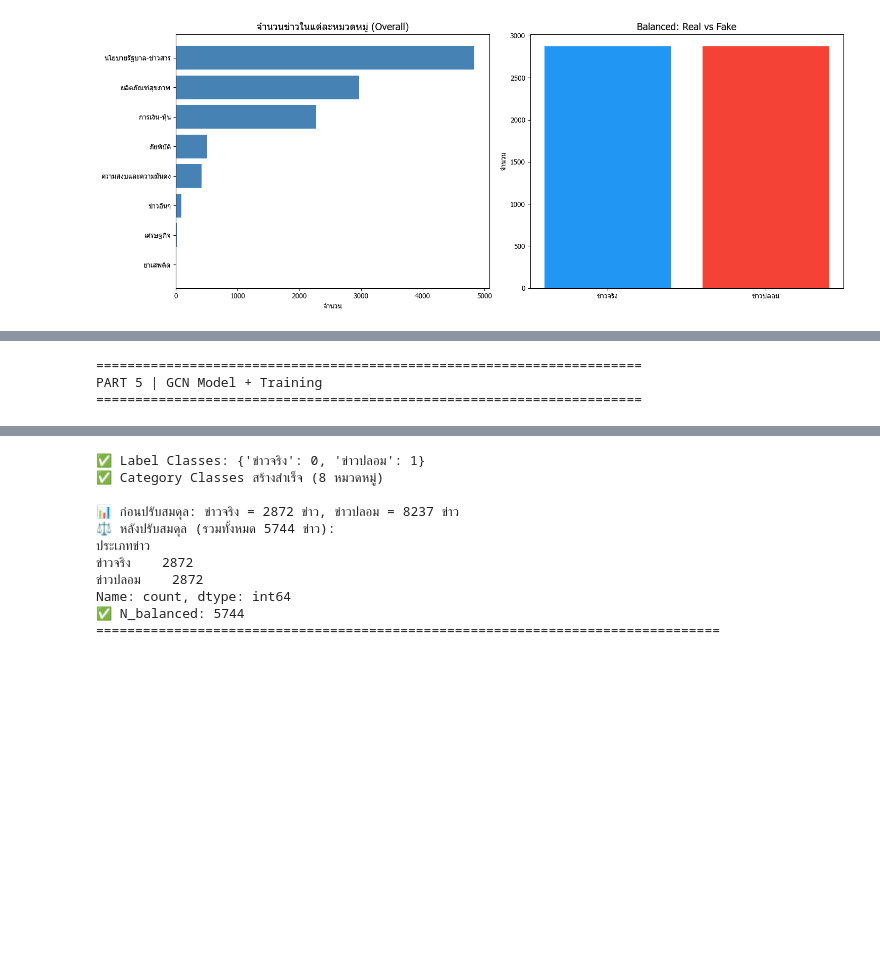
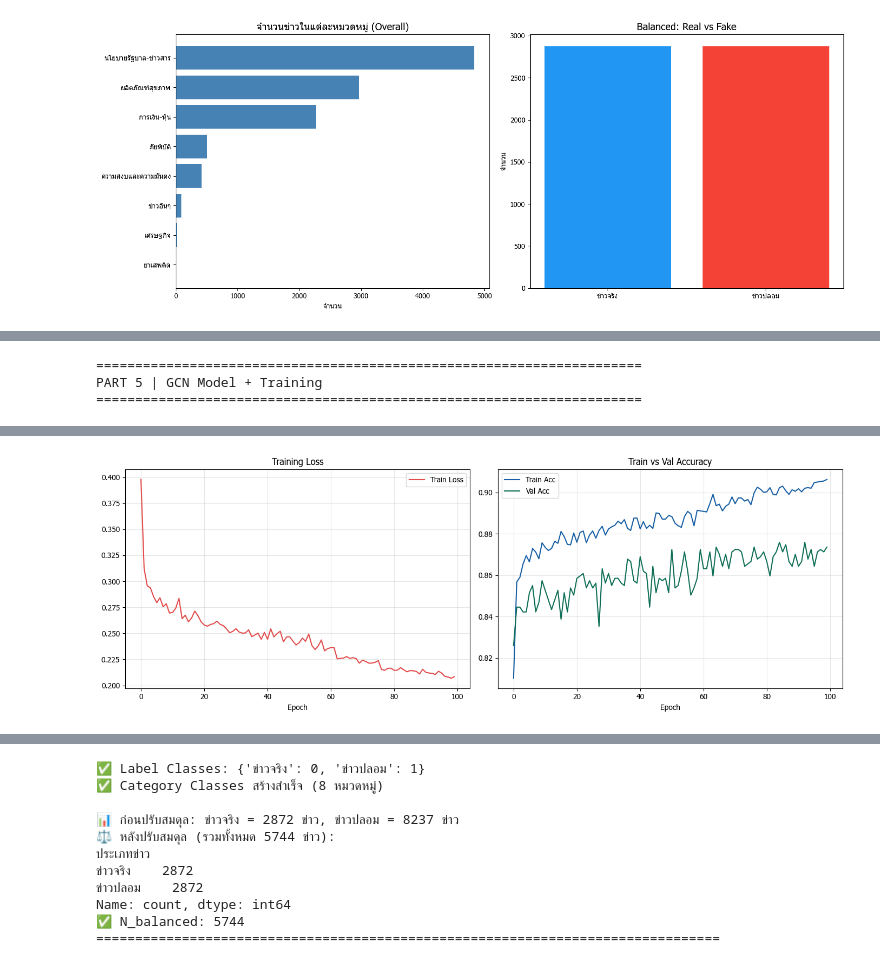
Before and after one commit to TtPeeraphat/Project_Thaifakenews, a Jupyter notebook: compare.ipynb, the cells around one changed output, grey strips where cells are left out. Drawn from its saved outputs; the diff is of its cells as text; code cells hidden in the pictures; blank space fills up the shorter version.

```diff
--- a/compare.ipynb
+++ b/compare.ipynb
@@ -296,55 +296,14 @@ print("\n" + "="*70)
 print("PART 5 | GCN Model + Training")
 print("="*70)
 
-# ── Model Definition ─────────────────────────────────────────
 from model_def   import GCNNet
 from train_utils import train_epoch_inductive, eval_epoch_inductive
 
+# ── Initialise ───────────────────────────────────────────────
+# ✅ แก้ 1: ลบ model_gnn รอบแรกออก เหลือรอบเดียวที่มี args ครบ
 model_gnn = GCNNet(in_channels=768, hidden_channels=256,
                    out_channels=2, dropout_rate=0.4).to(device)
 
-support_nbrs = NearestNeighbors(
-    n_neighbors=K + 1, metric='cosine', algorithm='brute'   # K+1
-).fit(x_train)
-
-# ── Inductive helpers ────────────────────────────────────────
-def train_epoch(model, optimizer, criterion,
-                x_q, y_q, x_sup, sup_nbrs, k, device, batch_size=32):
-    model.train()
-    total_loss, n_correct = 0.0, 0
-    idx = np.random.permutation(len(x_q))
-    for s in range(0, len(x_q), batch_size):
-        bi = idx[s: s + batch_size]
-        optimizer.zero_grad()
-        loss_b = torch.zeros(1, device=device, requires_grad=False)
-        preds  = []
-        for i in bi:
-            g     = _build_star_graph(x_q[i], x_sup, sup_nbrs, k, device)
-            logit = model(g)[0].unsqueeze(0)
-            lbl   = torch.tensor([y_q[i]], dtype=torch.long, device=device)
-            loss_b = loss_b + criterion(logit, lbl)
-            preds.append(logit.argmax().item())
-        (loss_b / len(bi)).backward()
-        optimizer.step()
-        total_loss += (loss_b / len(bi)).item() * len(bi)
-        n_correct  += sum(p == y_q[bi[j]] for j, p in enumerate(preds))
-    return total_loss / len(x_q), n_correct / len(x_q)
-
-
-@torch.no_grad()
-def eval_epoch(model, x_q, y_q, x_sup, sup_nbrs, k, device):
-    model.eval()
-    y_true, y_pred = [], []
-    for i in range(len(x_q)):
-        g    = _build_star_graph(x_q[i], x_sup, sup_nbrs, k, device)
-        pred = int(model(g)[0].argmax().item())
-        y_true.append(int(y_q[i])); y_pred.append(pred)
-    acc = sum(t == p for t, p in zip(y_true, y_pred)) / len(y_true)
-    return acc, y_true, y_pred
-
-
-# ── Initialise ───────────────────────────────────────────────
-model_gnn = GCNNet().to(device)
 optimizer = torch.optim.Adam(model_gnn.parameters(), lr=1e-3, weight_decay=5e-4)
 scheduler = torch.optim.lr_scheduler.ReduceLROnPlateau(
     optimizer, mode='max', patience=10, factor=0.5, verbose=True
@@ -355,28 +314,46 @@ class_weights = torch.tensor(1.0 / class_counts, dtype=torch.float, device=devic
 class_weights /= class_weights.sum()
 criterion = nn.CrossEntropyLoss(weight=class_weights)
 
-# Support kNN จาก TRAIN เท่านั้น (ป้องกัน data leakage)
+# ✅ แก้ 2: support_nbrs define ครั้งเดียว (ลบรอบแรกออก)
 support_nbrs = NearestNeighbors(
     n_neighbors=K + 1, metric='cosine', algorithm='brute'
 ).fit(x_train)
 
 # ── Training Loop ────────────────────────────────────────────
+# ✅ แก้ 3: ใช้ train_epoch_inductive / eval_epoch_inductive จาก train_utils
+#           ลบ train_epoch และ eval_epoch ที่ define เองออกทั้งหมด
 EPOCHS, BATCH_SIZE, PATIENCE = 100, 32, 20
-history       = {'train_loss': [], 'train_acc': [], 'val_acc': []}
-best_val_acc  = 0.0
-patience_cnt  = 0
+history      = {'train_loss': [], 'train_acc': [], 'val_acc': []}
+best_val_acc = 0.0
+patience_cnt = 0
 
 print(f"{'Epoch':>6} | {'Loss':>8} | {'Train':>8} | {'Val':>8} | LR")
 print("-" * 55)
 
 for epoch in range(1, EPOCHS + 1):
-    tr_loss, tr_acc = train_epoch(
-        model_gnn, optimizer, criterion,
-        x_train, y_train, x_train, support_nbrs, K, device, BATCH_SIZE
+    # ✅ แก้ 4: เปลี่ยนจาก train_epoch → train_epoch_inductive
+    tr_loss, tr_acc = train_epoch_inductive(
+        model        = model_gnn,
+        optimizer    = optimizer,
+        criterion    = criterion,
+        x_query      = x_train,
+        y_query      = y_train,
+        x_support    = x_train,
+        support_nbrs = support_nbrs,
+        k            = K,
+        device       = device,
+        batch_size   = BATCH_SIZE,
     )
-    val_acc, _, _ = eval_epoch(
-        model_gnn, x_val, y_val, x_train, support_nbrs, K, device
+    val_acc, _, _ = eval_epoch_inductive(
+        model        = model_gnn,
+        x_query      = x_val,
+        y_query      = y_val,
+        x_support    = x_train,
+        support_nbrs = support_nbrs,
+        k            = K,
+        device       = device,
     )
+
     history['train_loss'].append(tr_loss)
     history['train_acc'].append(tr_acc)
     history['val_acc'].append(val_acc)
@@ -419,3 +410,4 @@ TypeError: ReduceLROnPlateau.__init__() got an unexpected keyword argument 'verb
+[figure, added]
 # %%
 # ════════════════════════════════════════════════════════════════
 # PART 6 — Evaluate GCN (Transductive Test-Mask)
```
Also changed, not shown: parts of 5 cells of this notebook, 11 other files.
